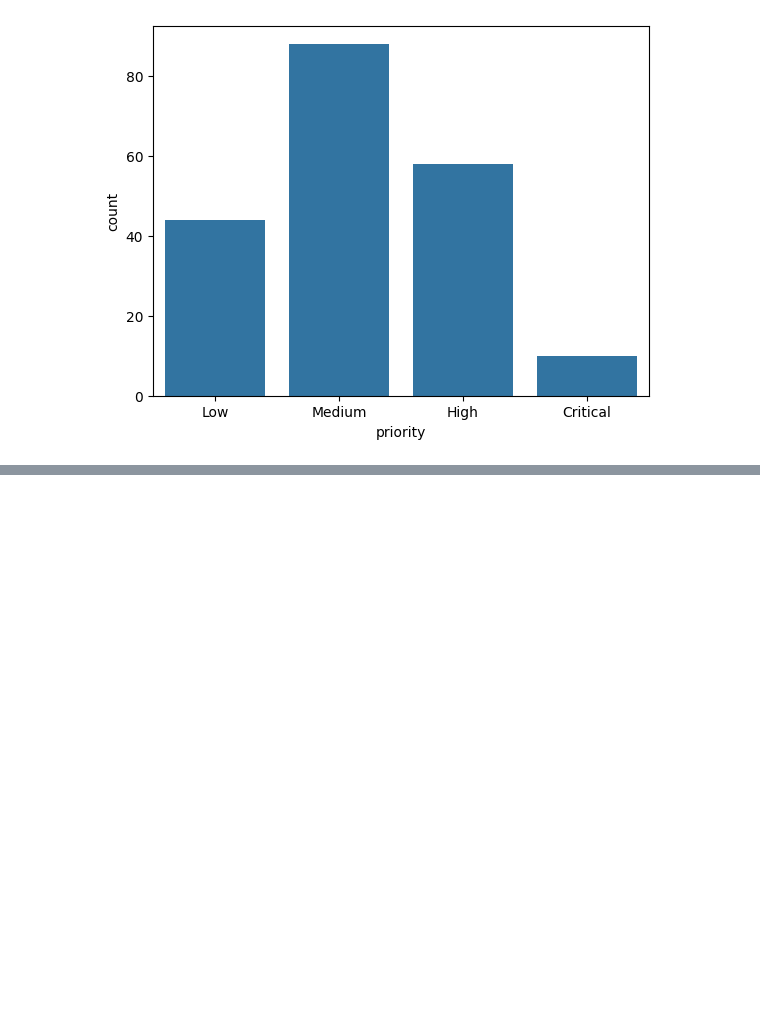
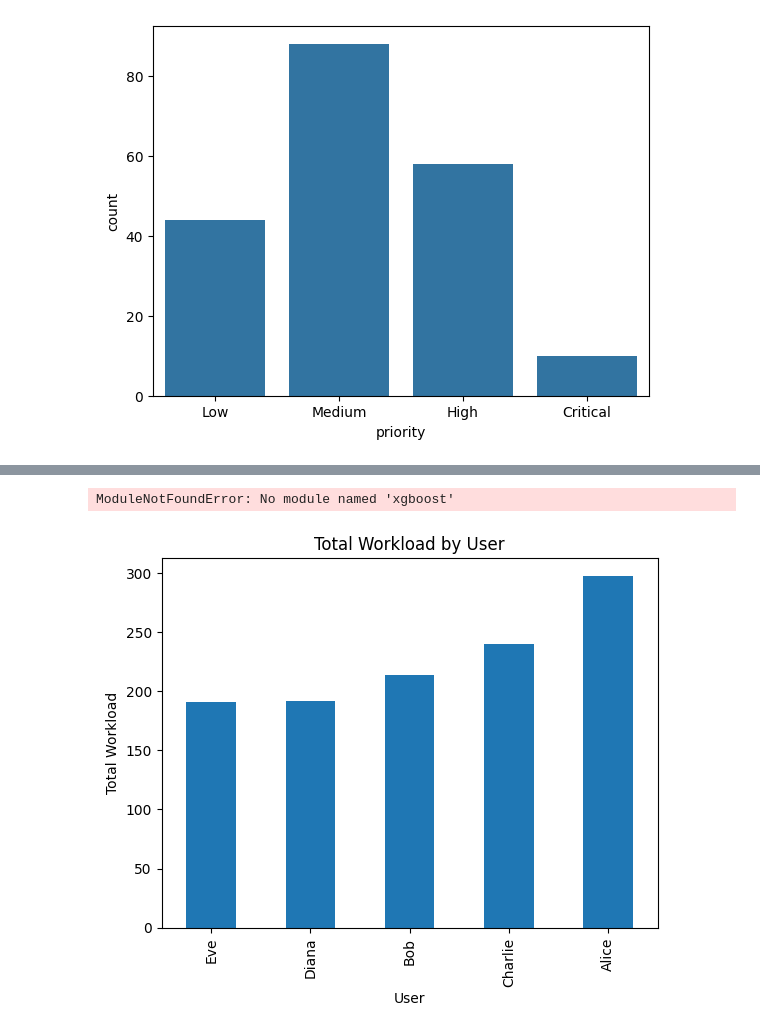
Before and after one commit to abhisek2004/Infotact_DS-ML, a Jupyter notebook: Project 1 AI-Powered Task Management System/test.ipynb, the cells around one changed output, grey strips where cells are left out. Drawn from its saved outputs; the diff is of its cells as text; code cells hidden in the pictures; blank space fills up the shorter version.

```diff
--- a/Project 1 AI-Powered Task Management System/test.ipynb
+++ b/Project 1 AI-Powered Task Management System/test.ipynb
@@ -31,3 +31,29 @@ dtypes: int64(2), object(7)
 memory usage: 14.2+ KB
 None
 [figure]
+# %%
+# Clean Data and Preprocess Descriptions
+import nltk
+from nltk.corpus import stopwords
+from nltk.stem import PorterStemmer
+from nltk.tokenize import word_tokenize
+import string
+import re
+
+nltk.download('punkt')
+nltk.download('stopwords')
+
+stop_words = set(stopwords.words('english'))
+stemmer = PorterStemmer()
+
+
+def preprocess(text):
+    text = text.lower()
+    text = re.sub(r'[^a-zA-Z\s]', '', text)
+    tokens = word_tokenize(text)
+    filtered = [stemmer.stem(w) for w in tokens if w not in stop_words]
+    return ' '.join(filtered)
+
+
+df['cleaned_description'] = df['description'].apply(preprocess)
+df[['description', 'cleaned_description']].head()
@@ -33,0 +118,37 @@ None
+# %%
+# Week 3: Priority Prediction using RandomForest and XGBoost
+from sklearn.ensemble import RandomForestClassifier
+from xgboost import XGBClassifier
+from sklearn.preprocessing import LabelEncoder
+
+# Encode categorical columns
+df_encoded = df.copy()
+le_priority = LabelEncoder()
+df_encoded['priority_encoded'] = le_priority.fit_transform(df['priority'])
+
+# Features: workload, deadline_days
+X = df_encoded[['workload', 'deadline_days']]
+y = df_encoded['priority_encoded']
+X_train, X_test, y_train, y_test = train_test_split(
+    X, y, test_size=0.2, random_state=42)
+
+# Random Forest
+rf = RandomForestClassifier()
+rf.fit(X_train, y_train)
+print("Random Forest Accuracy:", accuracy_score(y_test, rf.predict(X_test)))
+
+# XGBoost
+xgb = XGBClassifier(use_label_encoder=False, eval_metric='mlogloss')
+xgb.fit(X_train, y_train)
+print("XGBoost Accuracy:", accuracy_score(y_test, xgb.predict(X_test)))
+# %% [output]
+ModuleNotFoundError: No module named 'xgboost'
+# %%
+# Week 4: Workload Balancing (Simple Heuristic)
+user_workloads = df.groupby('assigned_to')['workload'].sum().sort_values()
+user_workloads.plot(kind='bar', title='Total Workload by User')
+plt.xlabel('User')
+plt.ylabel('Total Workload')
+plt.show()
+# %% [output]
+[figure, added]
```
Also changed, not shown: parts of 2 cells of this notebook.
